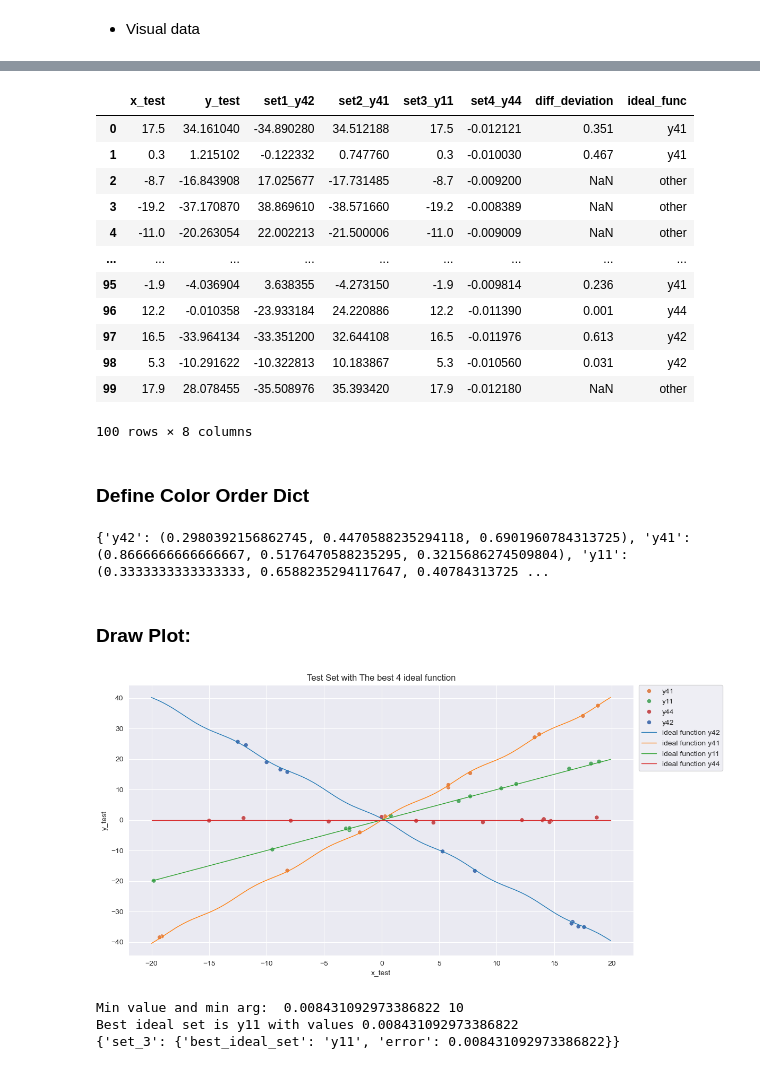
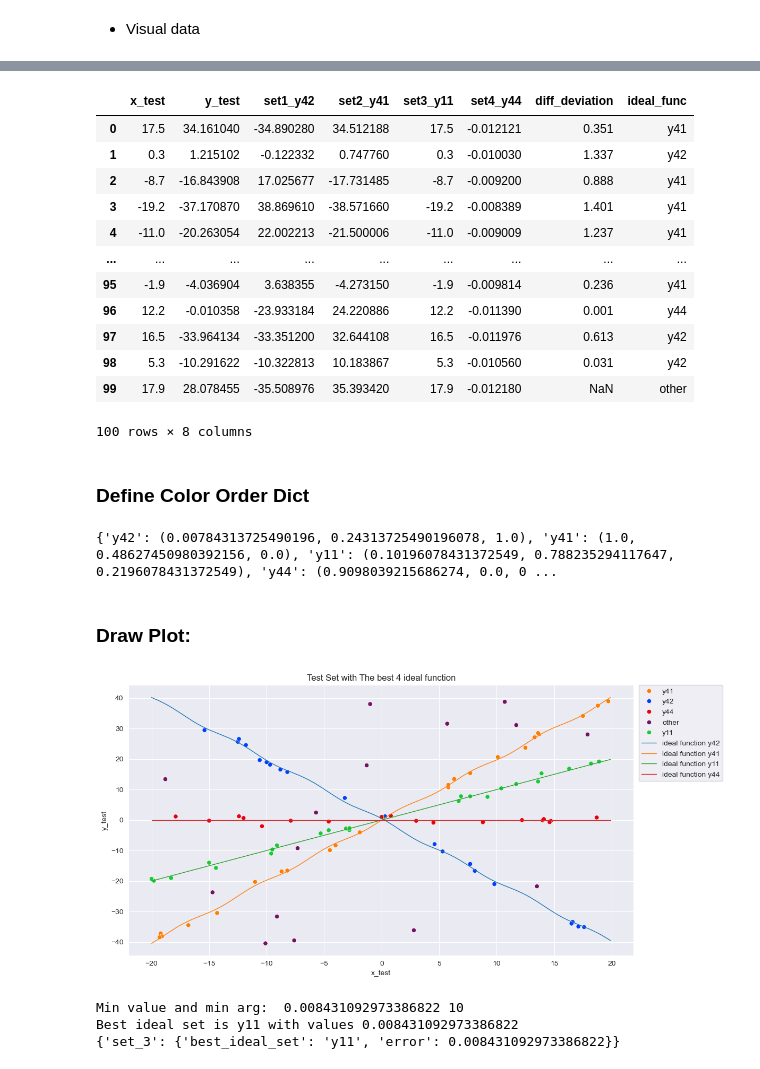
Before and after one commit to Trihamhochoi/python_written_assignment, a Jupyter notebook: Code/jupyter_notebook/sampling.ipynb, the cells around one changed output, grey strips where cells are left out. Cells and saved outputs as stored; diff of their text form; code cells hidden in the pictures.

```diff
--- a/Code/jupyter_notebook/sampling.ipynb
+++ b/Code/jupyter_notebook/sampling.ipynb
@@ -17,7 +17,7 @@ loader = DataLoader(db_name="data.db")
 # get train, test and ideal set
 train_df, test_df, ideal_df = loader.store_three_dataset_into_db(dict_csv=data_dict)
 reg_model = LinearRegressionModel(db_name="data.db",data_dict=data_dict)
-eval_df = reg_model.eval_test_set()
+eval_df = reg_model.eval_test_set(save_data=True)
 # %% [output]
 Table 'training_tb' exists.
 Table 'test_tb' exists.
@@ -68,10 +102,10 @@ eval_df.fillna(value={'ideal_func':'other'})
 # %% [output]
 |  | x_test | y_test | set1_y42 | set2_y41 | set3_y11 | set4_y44 | diff_deviation | ideal_func |
 | 0 | 17.5 | 34.161040 | -34.890280 | 34.512188 | 17.5 | -0.012121 | 0.351 | y41 |
-| 1 | 0.3 | 1.215102 | -0.122332 | 0.747760 | 0.3 | -0.010030 | 0.467 | y41 |
-| 2 | -8.7 | -16.843908 | 17.025677 | -17.731485 | -8.7 | -0.009200 | NaN | other |
-| 3 | -19.2 | -37.170870 | 38.869610 | -38.571660 | -19.2 | -0.008389 | NaN | other |
-| 4 | -11.0 | -20.263054 | 22.002213 | -21.500006 | -11.0 | -0.009009 | NaN | other |
+| 1 | 0.3 | 1.215102 | -0.122332 | 0.747760 | 0.3 | -0.010030 | 1.337 | y42 |
+| 2 | -8.7 | -16.843908 | 17.025677 | -17.731485 | -8.7 | -0.009200 | 0.888 | y41 |
+| 3 | -19.2 | -37.170870 | 38.869610 | -38.571660 | -19.2 | -0.008389 | 1.401 | y41 |
+| 4 | -11.0 | -20.263054 | 22.002213 | -21.500006 | -11.0 | -0.009009 | 1.237 | y41 |
 | ... | ... | ... | ... | ... | ... | ... | ... | ... |
 | 95 | -1.9 | -4.036904 | 3.638355 | -4.273150 | -1.9 | -0.009814 | 0.236 | y41 |
 | 96 | 12.2 | -0.010358 | -23.933184 | 24.220886 | 12.2 | -0.011390 | 0.001 | y44 |
@@ -83,57 +117,58 @@ eval_df.fillna(value={'ideal_func':'other'})
 ### Define Color Order Dict
 # %%
 # Define your labels
-labels = ['y42', 'y41', 'y11', 'y44']
+labels = ['y42', 'y41', 'y11', 'y44','other']
 
 # Get the first 4 colors from the "deep" palette
-deep_colors = sns.color_palette("deep", n_colors=4)
+deep_colors = sns.color_palette("bright", n_colors=5)
 
 # Map each label to a color
 color_order_dict = dict(zip(labels, deep_colors))
 
+color_order_dict['other'] = tuple([(v-0.5) if idx ==2 else (v-0.1) for idx, v in enumerate(color_order_dict['other'])])
+
 print(color_order_dict)
 #sns.utils.to_utf8
 # %% [output]
-{'y42': (0.2980392156862745, 0.4470588235294118, 0.6901960784313725), 'y41': (0.8666666666666667, 0.5176470588235295, 0.3215686274509804), 'y11': (0.3333333333333333, 0.6588235294117647, 0.40784313725 ...
+{'y42': (0.00784313725490196, 0.24313725490196078, 1.0), 'y41': (1.0, 0.48627450980392156, 0.0), 'y11': (0.10196078431372549, 0.788235294117647, 0.2196078431372549), 'y44': (0.9098039215686274, 0.0, 0 ...
 # %% [markdown]
 ### Draw Plot:
 # %%
-
 # Extract X y
 X_test, y_test = reg_model.extract_x_y(is_train=False, set_id=set_id)
 
 # Create plot for 3 set
 sns.set_style("darkgrid")
 fig, ax = plt.subplots(figsize=(12,6))
 
-sns.scatterplot(data=eval_df, #.fillna(value={'ideal_func':'other'})
+sns.scatterplot(data=eval_df.fillna(value={'ideal_func':'other'}),
                 x='x_test',
                 y='y_test',
                 hue='ideal_func',
                 palette=color_order_dict,
                 ax=ax)
 
 
 # Get y ideal
 for i in range(4):
     set_id = i+1
     y_chosen = reg_model.ideal_dict[f'set{set_id}']['ideal_set']
     y_ideal_set = ideal_df[y_chosen].values
     sns.lineplot(x=X_train,
                  y=y_ideal_set,
                  ax=ax,
                  lw=1,
                  label=f'ideal function {y_chosen}')
 # Move legend
 plt.legend(bbox_to_anchor=(1.01, 1), loc='upper left', borderaxespad=0.)
 plt.title(f"Test Set with The best 4 ideal function")
 
 plt.tight_layout()  # Optional: adjust layout to make room
 # Save the plot before showing
-plt.savefig(f"../Image/test_set_with_best_4_ideal_func.png", dpi=300, bbox_inches='tight')
+#plt.savefig(f"../Image/test_set_with_best_4_ideal_func.png", dpi=300, bbox_inches='tight')
 plt.show()
 # %% [output]
-[figure, old version]
+[figure, new version]
 # %%
 #Build model
 set_id = 3
```
Also changed, not shown: parts of 5 cells of this notebook, 6 other files.
